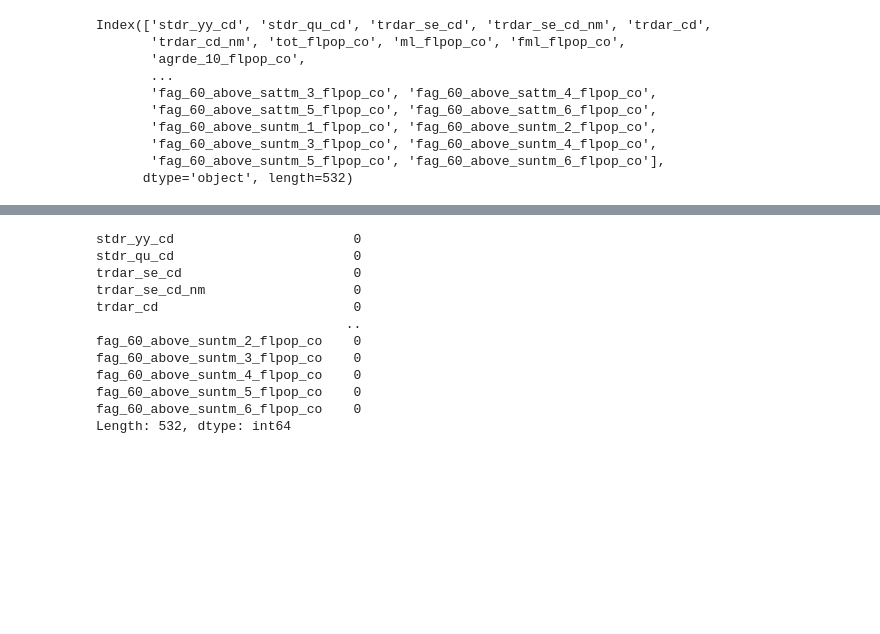
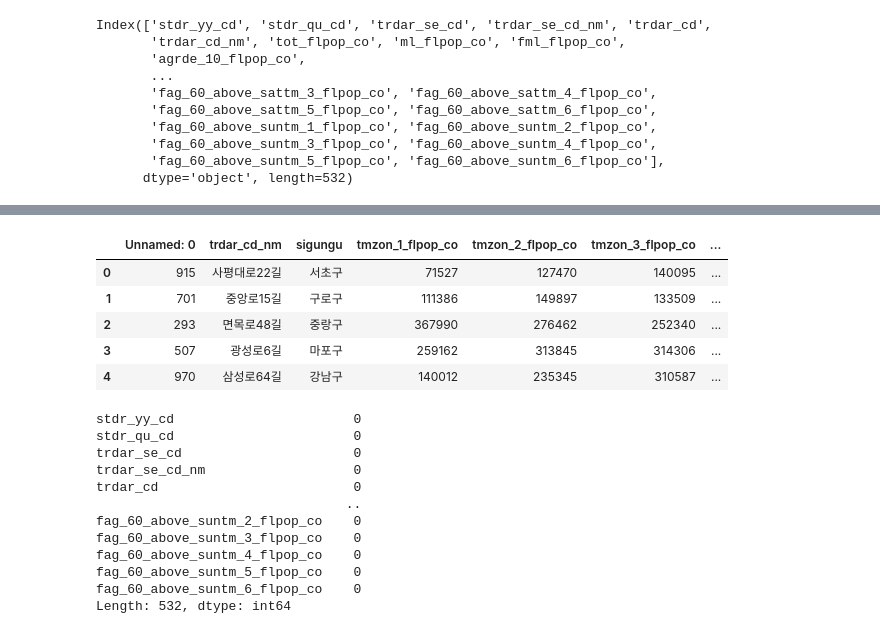
Before and after one commit to canary4651/TIL, a Jupyter notebook: jupyter/유동인구.ipynb, the cells around one changed output, grey strips where cells are left out. Drawn from its saved outputs; the diff is of its cells as text; code cells hidden in the pictures; blank space fills up the shorter version.

```diff
--- a/jupyter/유동인구.ipynb
+++ b/jupyter/유동인구.ipynb
@@ -72,0 +168,9 @@ Index(['stdr_yy_cd', 'stdr_qu_cd', 'trdar_se_cd', 'trdar_se_cd_nm', 'trdar_cd',
+# %%
+sgd.head()
+# %% [output]
+|  | Unnamed: 0 | trdar_cd_nm | sigungu | tmzon_1_flpop_co | tmzon_2_flpop_co | tmzon_3_flpop_co | ... |
+| 0 | 915 | 사평대로22길 | 서초구 | 71527 | 127470 | 140095 | ... |
+| 1 | 701 | 중앙로15길 | 구로구 | 111386 | 149897 | 133509 | ... |
+| 2 | 293 | 면목로48길 | 중랑구 | 367990 | 276462 | 252340 | ... |
+| 3 | 507 | 광성로6길 | 마포구 | 259162 | 313845 | 314306 | ... |
+| 4 | 970 | 삼성로64길 | 강남구 | 140012 | 235345 | 310587 | ... |
```
Also changed, not shown: parts of 35 cells of this notebook, 25 other files.
